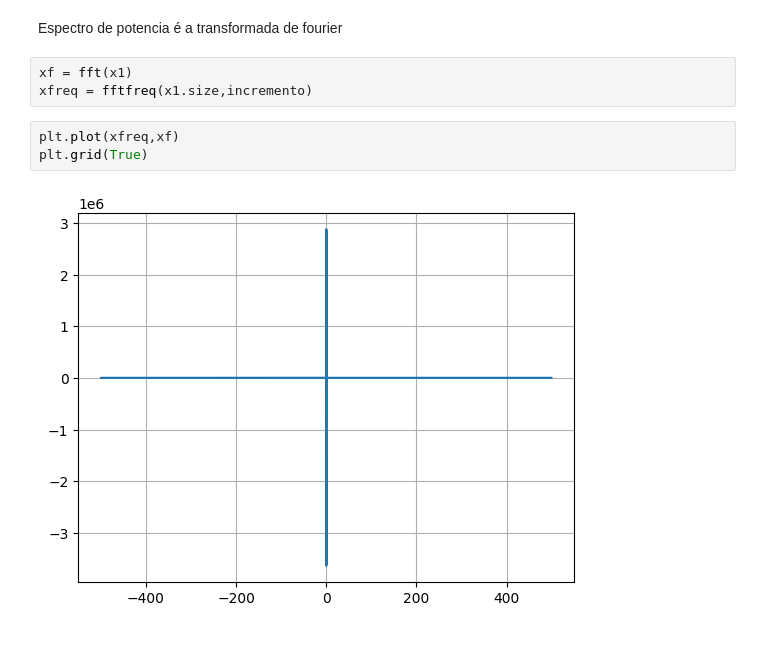
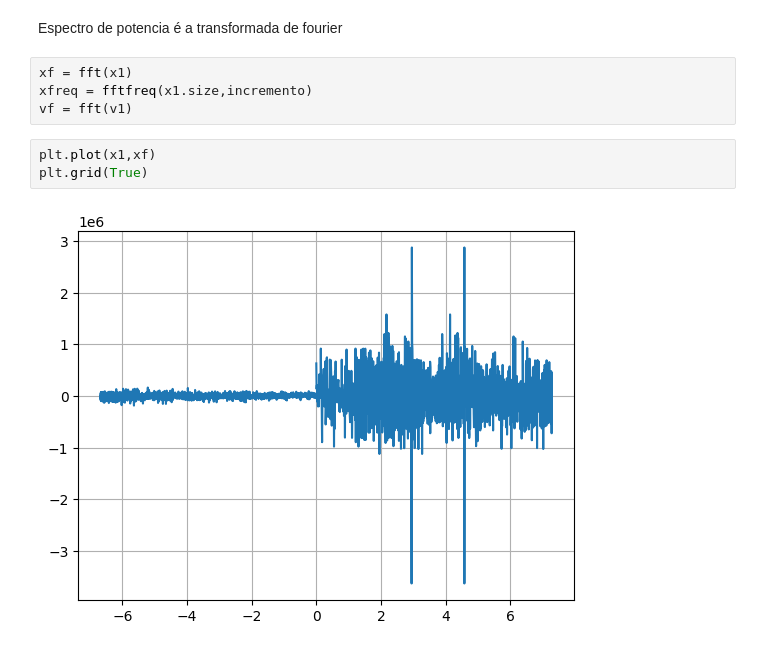
Before and after one commit to mickpires/Duffing-oscilator, a Jupyter notebook: duffing.ipynb, the cells around one changed output. Cells and saved outputs as stored; diff of their text form.

```diff
--- a/duffing.ipynb
+++ b/duffing.ipynb
@@ -93,8 +94,9 @@ Espectro de potencia é a transformada de fourier
 # %%
 xf = fft(x1)
 xfreq = fftfreq(x1.size,incremento)
+vf = fft(v1)
 # %%
-plt.plot(xfreq,xf)
+plt.plot(x1,xf)
 plt.grid(True)
 # %% [output]
-[figure, old version]
+[figure, new version]
```
Also changed, not shown: parts of 3 cells of this notebook.
